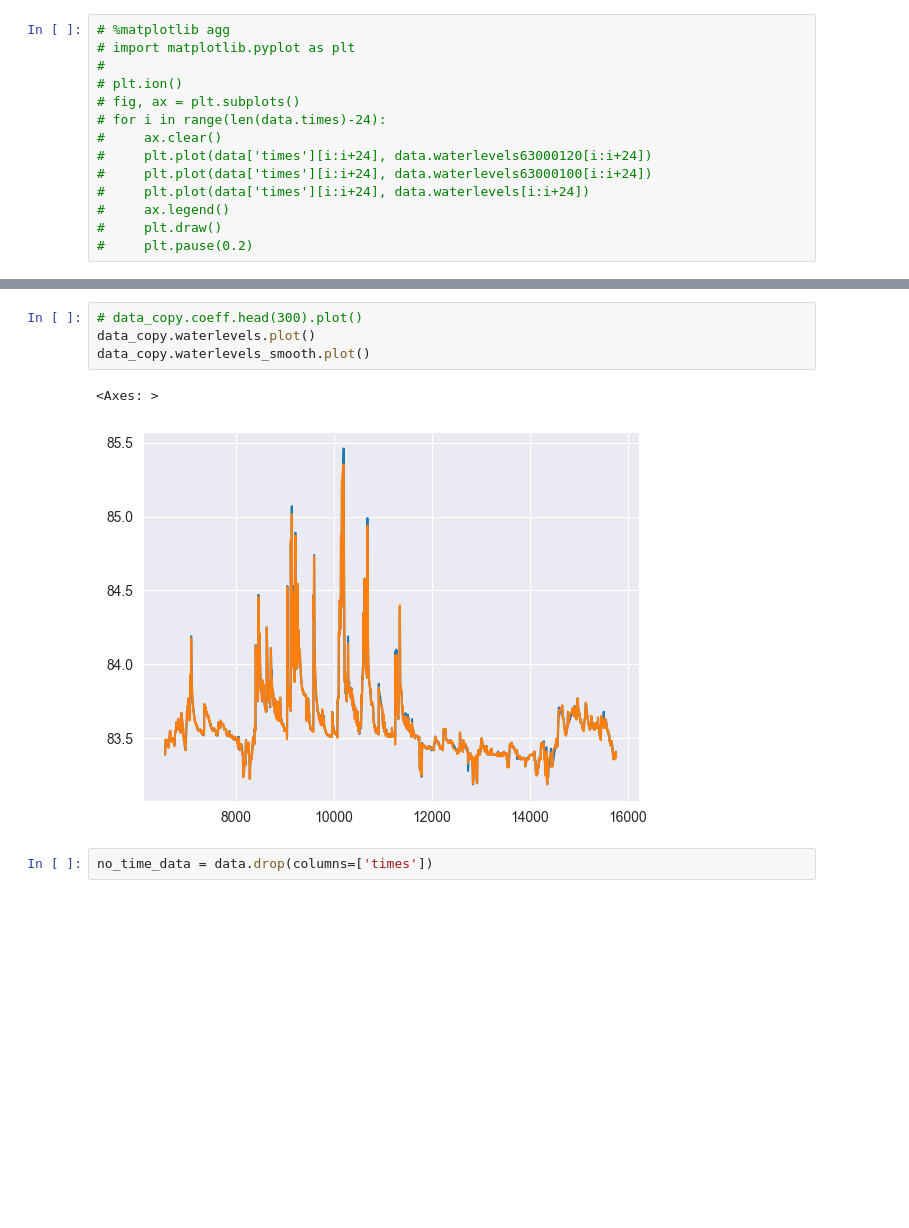
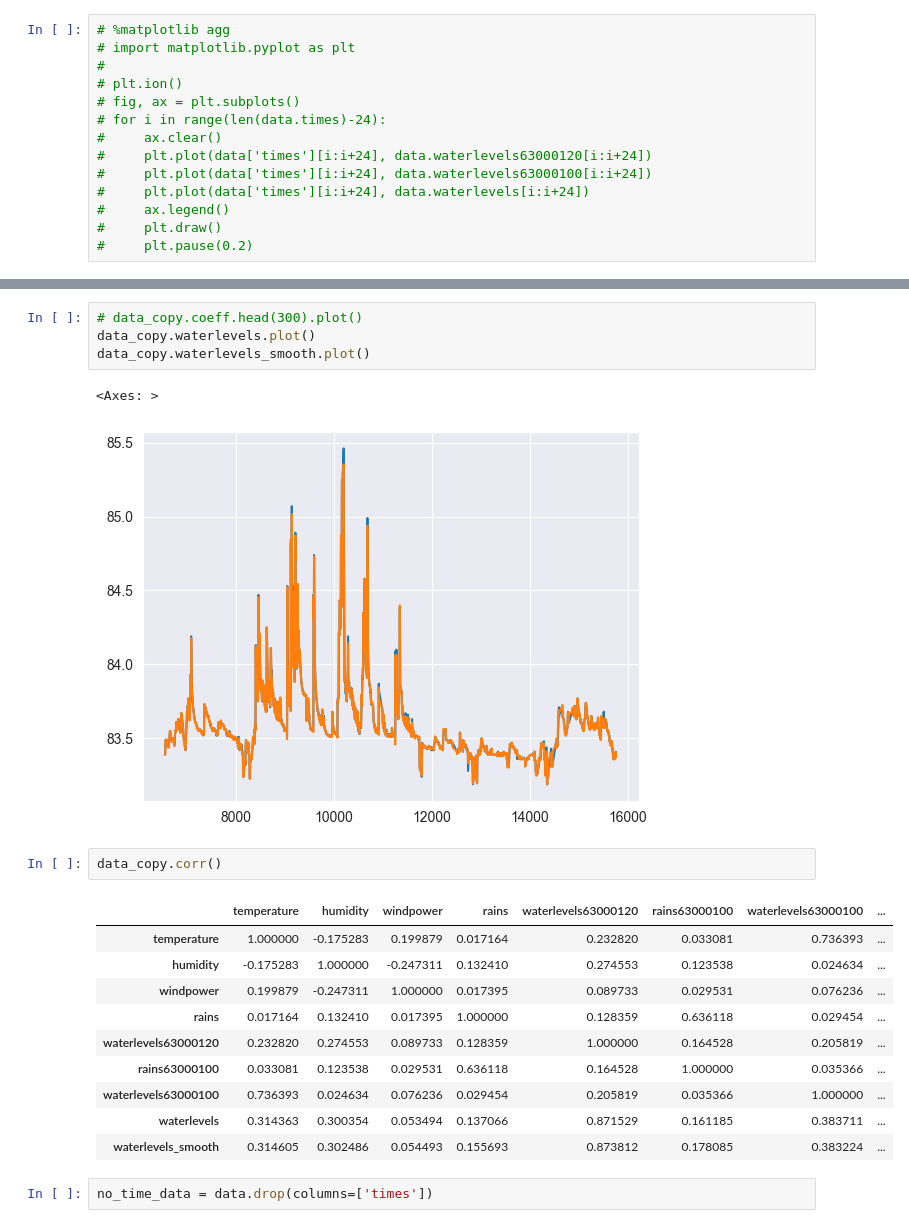
Before and after one commit to myhMARS/waterpred, a Jupyter notebook: data.ipynb, the cells around one changed output, grey strips where cells are left out. Cells and saved outputs as stored; diff of their text form; blank space fills up the shorter version.

```diff
--- a/data.ipynb
+++ b/data.ipynb
@@ -92,10 +92,23 @@ data_copy
+# %%
+# data_copy.coeff.head(300).plot()
+data_copy.waterlevels.plot()
+data_copy.waterlevels_smooth.plot()
+# %% [output]
+<Axes: >
+[figure, added]
 # %%
-# data_copy.coeff.head(300).plot()
-data_copy.waterlevels.plot()
-data_copy.waterlevels_smooth.plot()
+data_copy.corr()
 # %% [output]
-<Axes: >
-[figure, removed]
+|  | temperature | humidity | windpower | rains | waterlevels63000120 | rains63000100 | waterlevels63000100 | ... |
+| temperature | 1.000000 | -0.175283 | 0.199879 | 0.017164 | 0.232820 | 0.033081 | 0.736393 | ... |
+| humidity | -0.175283 | 1.000000 | -0.247311 | 0.132410 | 0.274553 | 0.123538 | 0.024634 | ... |
+| windpower | 0.199879 | -0.247311 | 1.000000 | 0.017395 | 0.089733 | 0.029531 | 0.076236 | ... |
+| rains | 0.017164 | 0.132410 | 0.017395 | 1.000000 | 0.128359 | 0.636118 | 0.029454 | ... |
+| waterlevels63000120 | 0.232820 | 0.274553 | 0.089733 | 0.128359 | 1.000000 | 0.164528 | 0.205819 | ... |
+| rains63000100 | 0.033081 | 0.123538 | 0.029531 | 0.636118 | 0.164528 | 1.000000 | 0.035366 | ... |
+| waterlevels63000100 | 0.736393 | 0.024634 | 0.076236 | 0.029454 | 0.205819 | 0.035366 | 1.000000 | ... |
+| waterlevels | 0.314363 | 0.300354 | 0.053494 | 0.137066 | 0.871529 | 0.161185 | 0.383711 | ... |
+| waterlevels_smooth | 0.314605 | 0.302486 | 0.054493 | 0.155693 | 0.873812 | 0.178085 | 0.383224 | ... |
 # %%
 no_time_data = data.drop(columns=['times'])
 # %%
```
Also changed, not shown: parts of 1 cell of this notebook, 1 other file.
